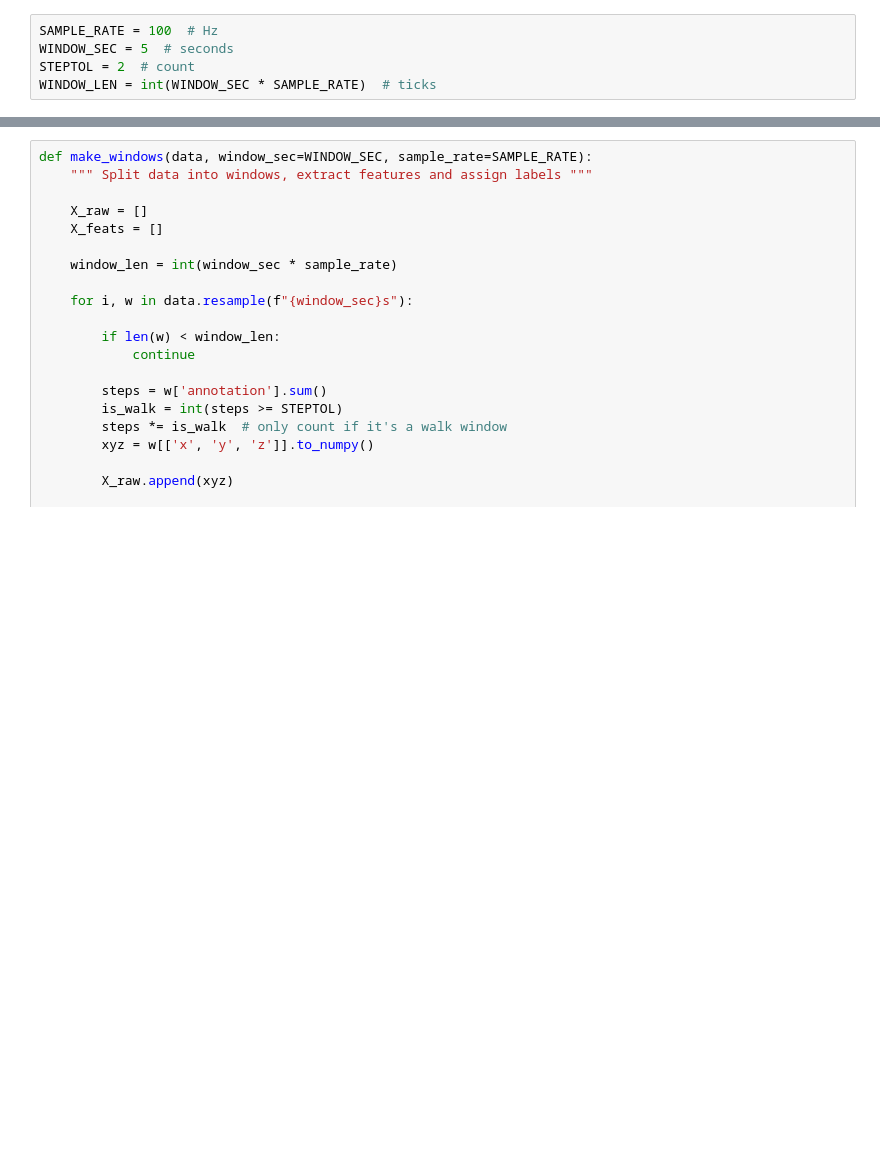
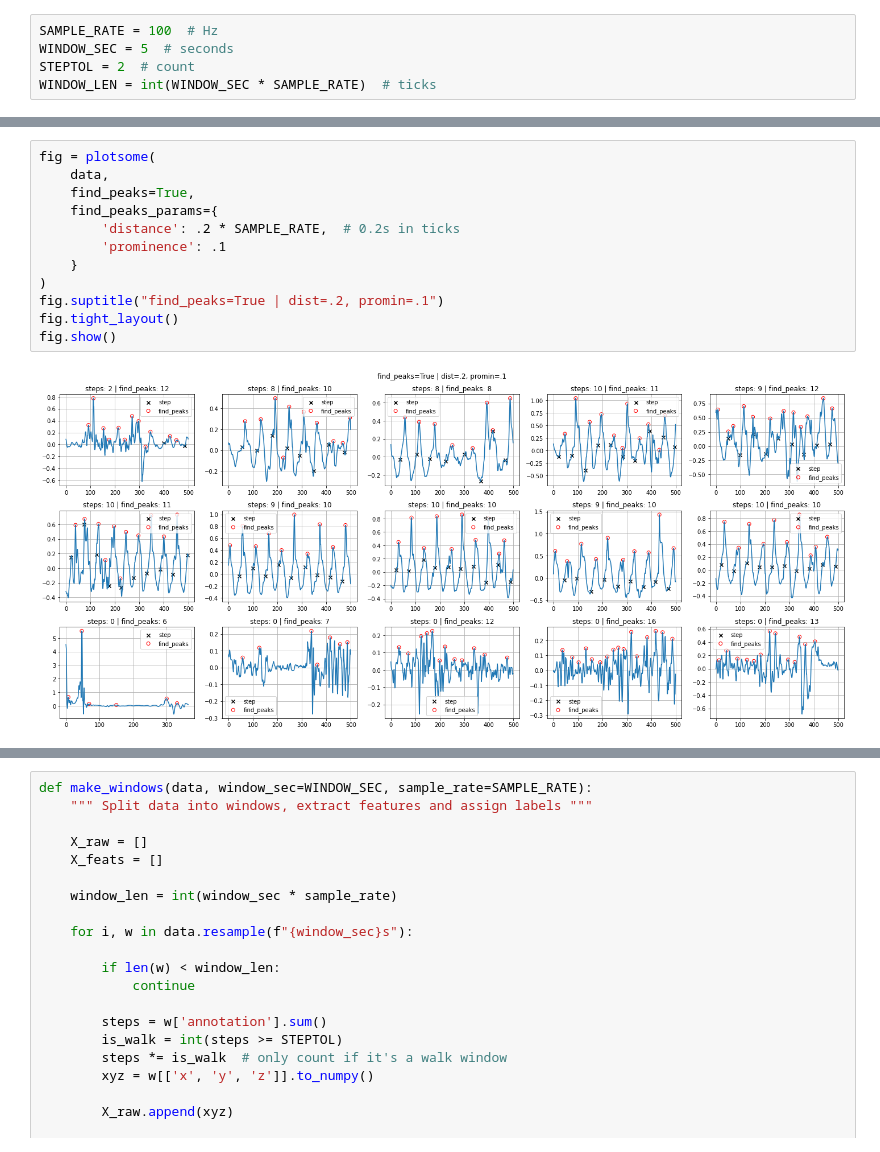
Before and after one commit to OxWearables/stepcount, a Jupyter notebook: train.ipynb, the cells around one changed output, grey strips where cells are left out. Saved outputs shown, nothing was run; the diff lists cells and outputs as text; blank space fills up the shorter version.

```diff
--- a/train.ipynb
+++ b/train.ipynb
@@ -98,0 +147,14 @@ fig.show()
+# %%
+fig = plotsome(
+    data,
+    find_peaks=True,
+    find_peaks_params={
+        'distance': .2 * SAMPLE_RATE,  # 0.2s in ticks
+        'prominence': .1
+    }
+)
+fig.suptitle("find_peaks=True | dist=.2, promin=.1")
+fig.tight_layout()
+fig.show()
+# %% [output]
+[figure, added]
```
Also changed, not shown: parts of 30 cells of this notebook, 1 other file.
